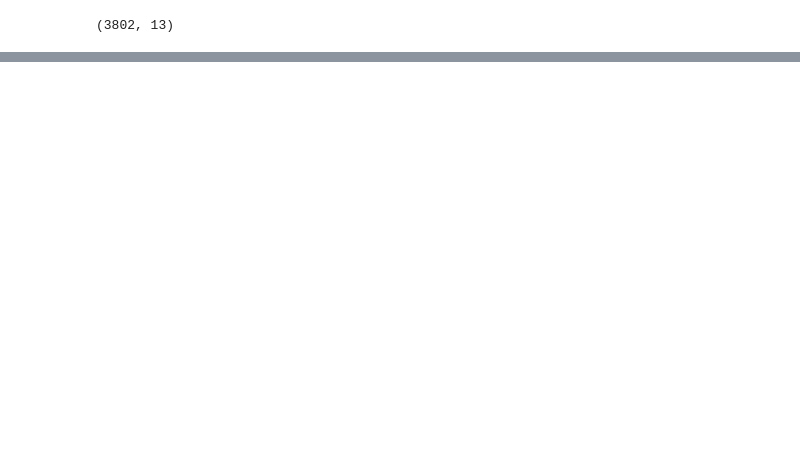
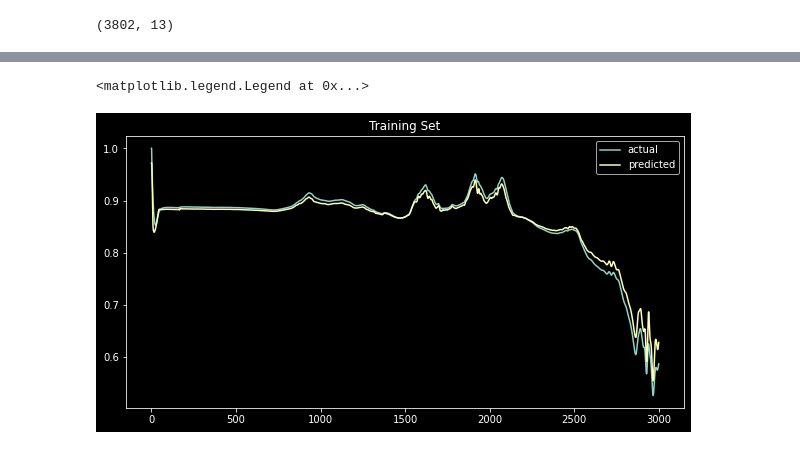
Before and after one commit to arun-s-p/ns_trial, a Jupyter notebook: dl_time_series.ipynb, the cells around one changed output, grey strips where cells are left out. Saved outputs shown, nothing was run; the diff lists cells and outputs as text; code cells hidden in the pictures; blank space fills up the shorter version.

```diff
--- a/dl_time_series.ipynb
+++ b/dl_time_series.ipynb
@@ -54,0 +177,11 @@ df.shape
+# %%
+# min-max scaling
+df['U_scaled']=(df.u-df.u.min())/(df.u.max()-df.u.min())
+ws=10
+inU,outU = df_to_x_y(df['U_scaled'],ws)
+# %%
+u_train,y_train = inU[:3000],outU[:3000]
+u_val,y_val = inU[3000:3350],outU[3000:3350]
+u_test,y_test = inU[3350:],outU[3350:]
+# %%
+model.fit(u_train, y_train, validation_data=(u_val, y_val), epochs=10, callbacks=[cp])
@@ -54,0 +207,14 @@ df.shape
+# %%
+final_model = load_model('model1/')
+train=final_model.predict(u_train)
+val=final_model.predict(u_val)
+test=final_model.predict(u_test)
+# %%
+plt.figure(figsize=(10,5))
+plt.plot(y_train,label='actual')
+plt.plot(train,label='predicted')
+plt.title('Training Set')
+plt.legend()
+# %% [output]
+<matplotlib.legend.Legend at 0x...>
+[figure, added]
```
Also changed, not shown: parts of 24 cells of this notebook.
